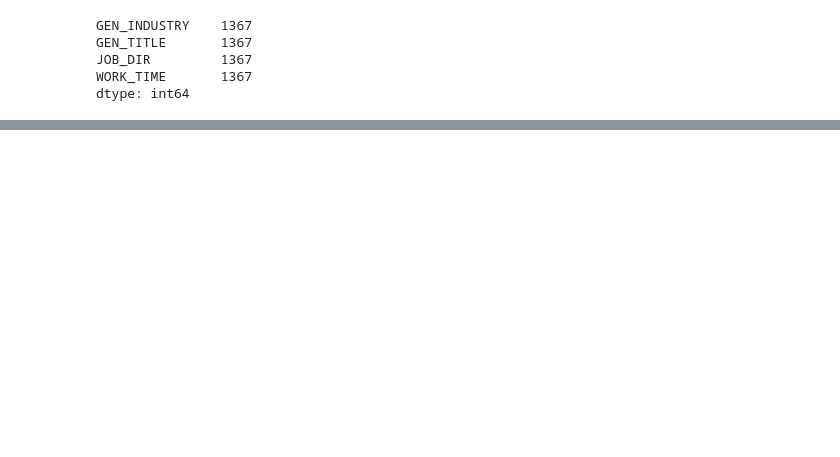
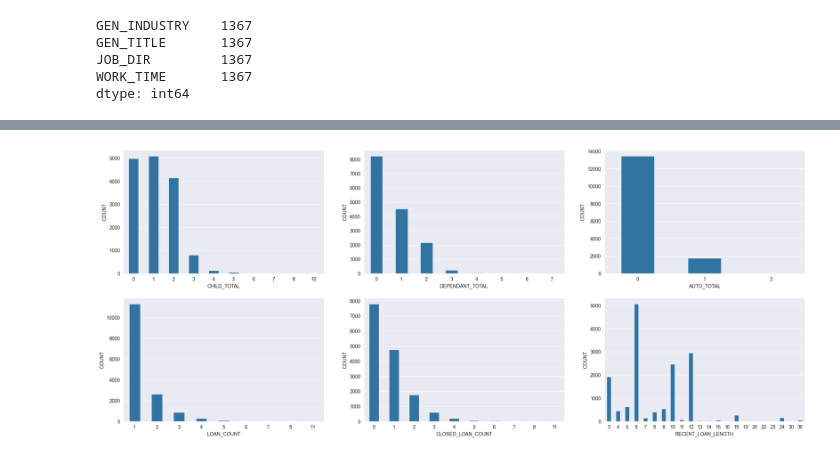
Before and after one commit to SeVlVershinin/py-applied-streamlit, a Jupyter notebook: ds.ipynb, the cells around one changed output, grey strips where cells are left out. Saved outputs shown, nothing was run; the diff lists cells and outputs as text; code cells hidden in the pictures; blank space fills up the shorter version.

```diff
--- a/ds.ipynb
+++ b/ds.ipynb
@@ -174,0 +259,17 @@ result
+# %%
+num_columns_discrete = [
+    'CHILD_TOTAL',
+    'DEPENDANT_TOTAL',
+    'AUTO_TOTAL',
+    'LOAN_COUNT',
+    'CLOSED_LOAN_COUNT',
+    'RECENT_LOAN_LENGTH'
+]
+
+plt.figure(figsize=(25,10))
+for i in range(len(num_columns_discrete)):
+    plt.subplot(2,3,i+1)
+    d = result.groupby(num_columns_discrete[i], as_index=False).agg(COUNT = (num_columns_discrete[i],'count'))
+    sns.barplot(d, x=num_columns_discrete[i], y='COUNT', width=0.5)
+# %% [output]
+[figure, added]
```
Also changed, not shown: parts of 50 cells of this notebook.
